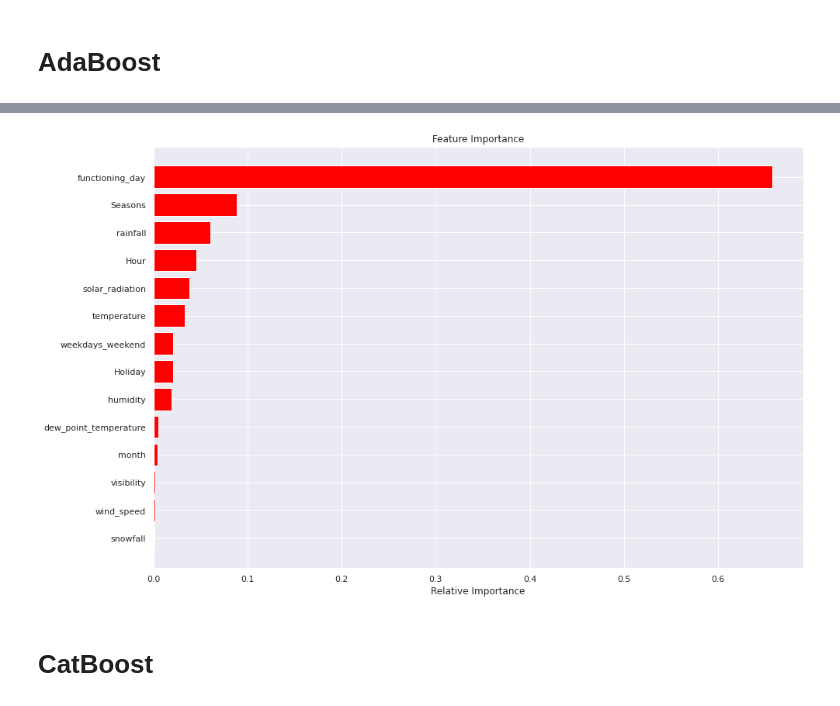
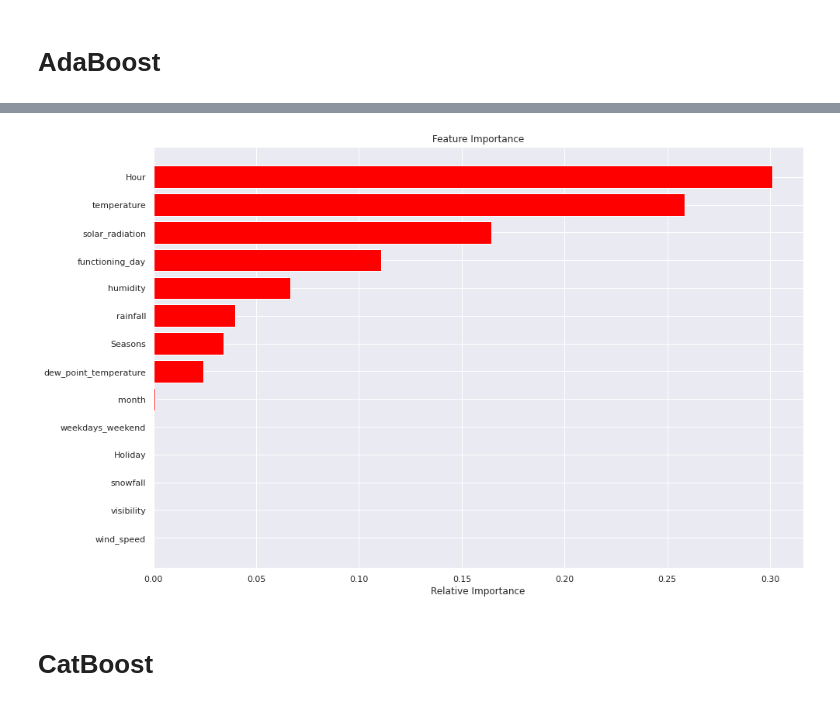
Before and after one commit to FarazAhmad2/Bike-Sharing-Demand-Prediction, a Jupyter notebook: Bike_Sharing_Demand_Prediction_Capstone_Project.ipynb, the cells around one changed output, grey strips where cells are left out. Drawn from its saved outputs; the diff is of its cells as text; code cells hidden in the pictures.

```diff
--- a/Bike_Sharing_Demand_Prediction_Capstone_Project.ipynb
+++ b/Bike_Sharing_Demand_Prediction_Capstone_Project.ipynb
@@ -843,9 +843,9 @@ Mean Absolute Error : 275.8316983625798
 optimal_ada_model = ada_grid.best_estimator_
 # %%
 # getting best param of adaboost model given by ada_grid model
-get_features_importance(optimal_xgb_model,X_train)
+get_features_importance(optimal_ada_model,X_train)
 # %% [output]
-[figure, old version]
+[figure, new version]
 # %% [markdown]
 # CatBoost
 # %%
```
Also changed, not shown: parts of 20 cells of this notebook.
